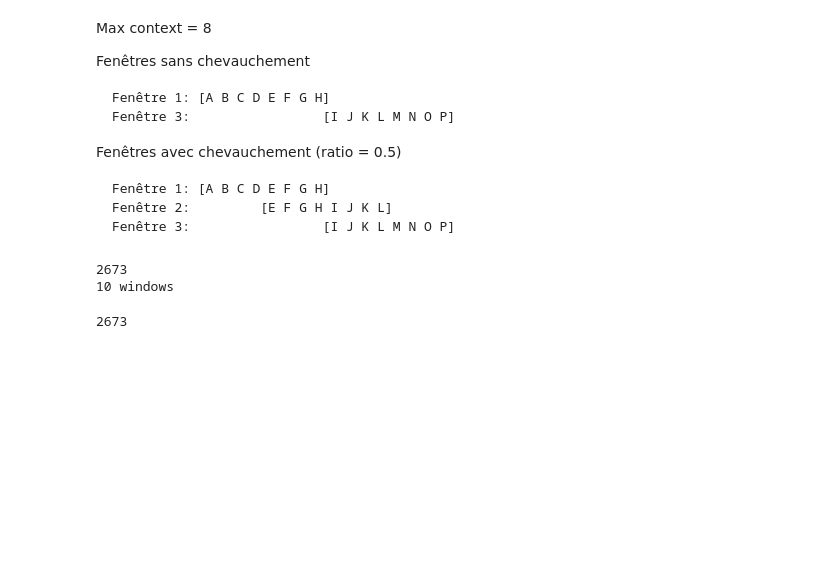
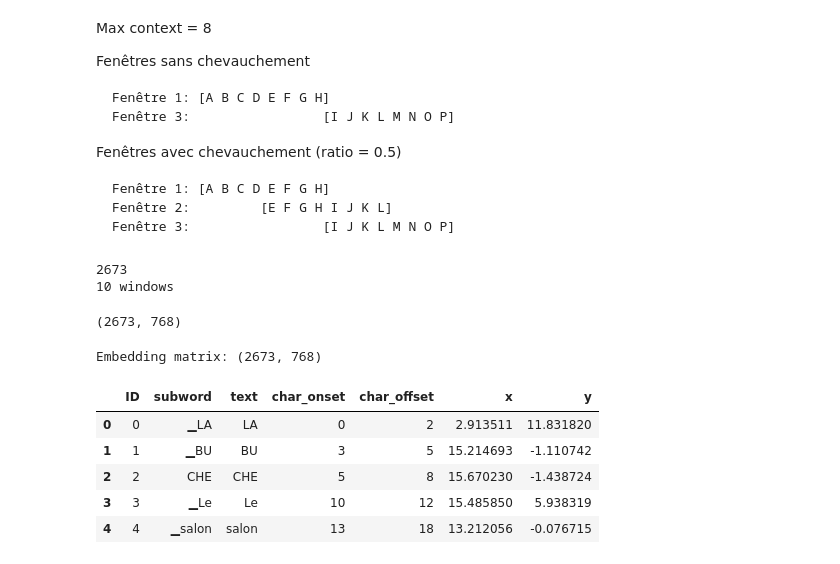
Before and after one commit to CPES-TALL/2026-2027, a Jupyter notebook: TP10.ipynb, the cells around one changed output. Cells and saved outputs as stored; diff of their text form; code cells hidden in the pictures; blank space fills up the shorter version.

```diff
--- a/TP10.ipynb
+++ b/TP10.ipynb
@@ -294,4 +297,4 @@ for start, end in windows:
 # %%
-len(best_embeddings)
+len(subword_embeddings), len(subword_embeddings[0])
 # %% [output]
-2673
+(2673, 768)
@@ -308,0 +301,51 @@ dataset[0]["subwords_dict"][2669]
+# %%
+import numpy as np
+import pandas as pd
+import umap
+
+subwords = dataset[0]["subwords_dict"]
+import numpy as np
+
+X = np.stack([
+    emb.numpy()
+    for emb in subword_embeddings
+]).astype(np.float32)
+
+print("Embedding matrix:", X.shape)
+
+assert len(X) == len(subwords), (
+    f"Mismatch: {len(X)} embeddings vs {len(subwords)} subwords"
+)
+
+reducer = umap.UMAP(
+    n_components=2,
+    n_neighbors=20,
+    min_dist=0.5,
+    metric="cosine",
+    random_state=42
+)
+
+embedding_2d = reducer.fit_transform(X)
+
+df = pd.DataFrame([
+    {
+        "ID": sw["ID"],
+        "subword": sw["subword"],
+        "text": sw["text"],
+        "char_onset": sw["char_onset"],
+        "char_offset": sw["char_offset"],
+        "x": embedding_2d[i, 0],
+        "y": embedding_2d[i, 1],
+    }
+    for i, sw in enumerate(subwords)
+])
+
+df.head()
+# %% [output]
+Embedding matrix: (2673, 768)
+|  | ID | subword | text | char_onset | char_offset | x | y |
+| 0 | 0 | ▁LA | LA | 0 | 2 | 2.913511 | 11.831820 |
+| 1 | 1 | ▁BU | BU | 3 | 5 | 15.214693 | -1.110742 |
+| 2 | 2 | CHE | CHE | 5 | 8 | 15.670230 | -1.438724 |
+| 3 | 3 | ▁Le | Le | 10 | 12 | 15.485850 | 5.938319 |
+| 4 | 4 | ▁salon | salon | 13 | 18 | 13.212056 | -0.076715 |
```
Also changed, not shown: parts of 7 cells of this notebook.
